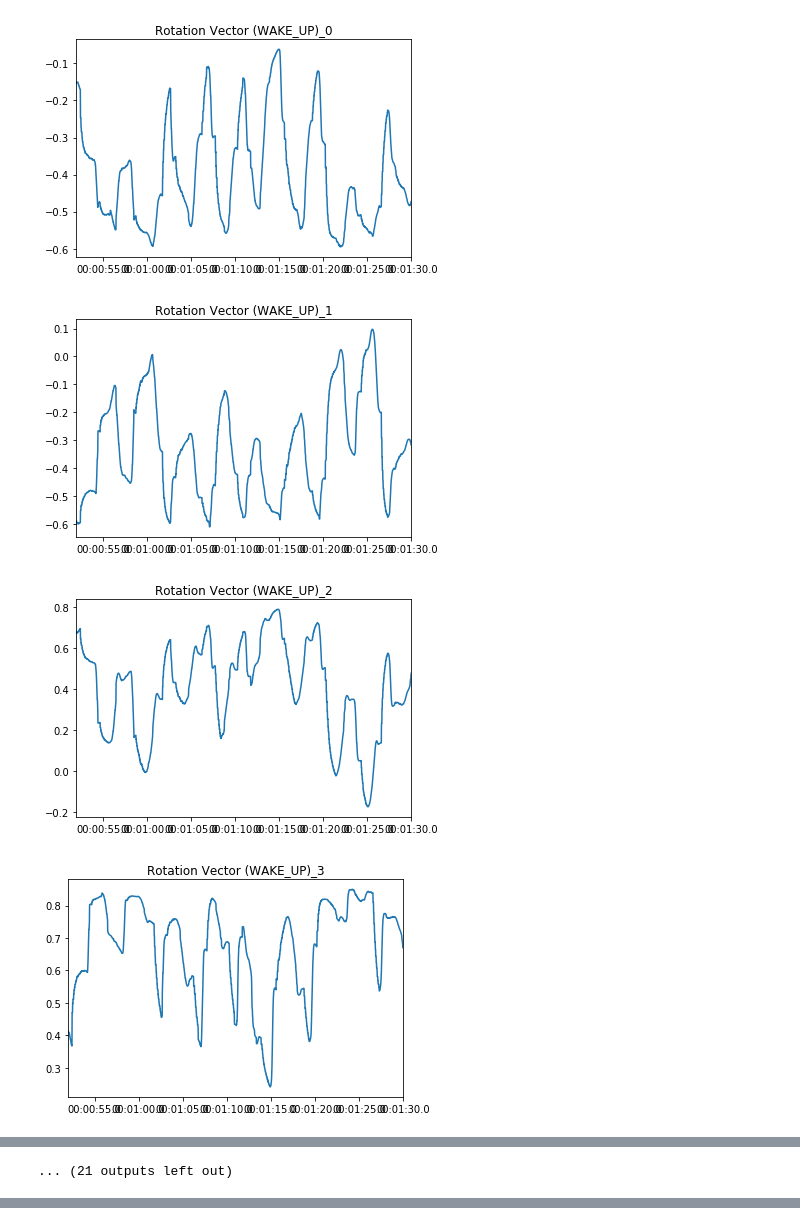
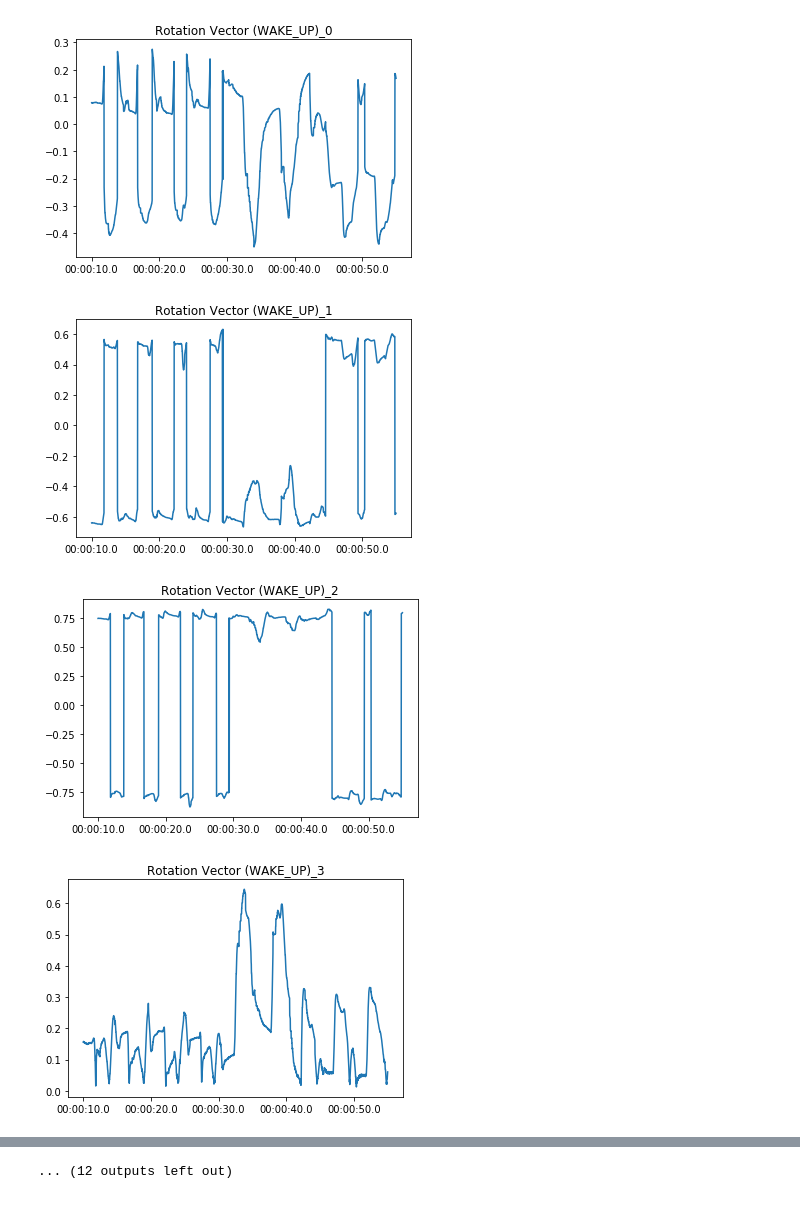
Before and after one commit to Alexsogge/wcs-cookbook, a Jupyter notebook: notebooks/process_data.ipynb, the cells around one changed output, grey strips where cells are left out. Saved outputs shown, nothing was run; the diff lists cells and outputs as text; code cells hidden in the pictures.

```diff
--- a/notebooks/process_data.ipynb
+++ b/notebooks/process_data.ipynb
@@ -18,7 +30,7 @@ def read_file(filename, lable=None):
     col_name_tpls = []
     for sensor_data, stream_object in datapairs:
         meta_dict = stream_object.metadata
-        print(meta_dict)
+        # print(meta_dict)
         name = meta_dict["NAME"]
         names.append(name)
         n_cols = len(sensor_data)
@@ -39,10 +51,13 @@ def trim_data(data_frame, start=0.0, end=None):
     return df
 
 def cut_data(data_frame, cuts):
-    df_cut_list = []
-    for cut in cuts:
+    df_cut_list = np.ndarray(shape=(len(cuts),) + cut_shape)
+    for i, cut in enumerate(cuts):
         df_i = data_frame[pd.Timedelta(10**9 * cut[0]):pd.Timedelta(10**9 * cut[1])]
-        df_cut_list.append(df_i)
+        start_chanel = 0
+        if not use_rotation_sensor:
+            start_chanel = 5
+        df_cut_list[i, : , :] = df_i.iloc[0: 100, start_chanel:8]
     return df_cut_list
 
 
@@ -56,7 +71,7 @@ def find_peaks(df, sensor, start=0.0, end=None, sel_method="right"):
     for i in df.index:
         value = df[sensor][i]
         if sel_method == "right":
-            cond = value > 7
+            cond = value > 8
         elif sel_method == "left":
             cond = value < -1
         if cond:
@@ -73,15 +88,10 @@ def find_peaks(df, sensor, start=0.0, end=None, sel_method="right"):
         cuts.append((t-1, t+1))
     return cuts
 
-def normalize_cuts(cuts, sensor):
-    normalized_cuts = np.matrix()
-    for cut in cuts:
-        cut = cut[sensor]
-        cut = cut.values.reshape(-1,1)
-        print(cut.shape)
-        normed_matrix = normalize(cut, axis=0, norm='l1')
-        normalized_cuts.append(normed_matrix, axis=0)
-    return np.mat(normalized_cuts)
+def normalize_cuts(cuts):
+    for i in range(len(cuts)):
+        cuts[i, : , :] = cuts[i]/normalize_vector
+    return cuts
 
 
 def plot_dataframe(df, col_name_tpls):
@@ -91,7 +101,12 @@ def plot_dataframe(df, col_name_tpls):
             fig.set_title(col_name)
             plt.show()
 
-def plot_cuts(cuts, sensor):
+def plot_cuts(cuts, sensor=None):
+    if sensor is None:
+        for cut in cuts:
+            plt.plot(cut)
+            plt.show()
+        return
     for cut in cuts:
         cut = cut[sensor]
         cut = cut.values.reshape(-1,1)
@@ -100,12 +115,12 @@ def plot_cuts(cuts, sensor):
         plt.plot(normed_matrix)
         plt.show()
 # %%
-df, col_name_tpls = read_file("swipe_right_10_new.mkv")
-trimed_df = trim_data(df, 52, 90)
+df, col_name_tpls = read_file("swipe_test_both.mkv")
+trimed_df = trim_data(df, 10, 55)
 plot_dataframe(trimed_df, col_name_tpls)
 peaks = find_peaks(trimed_df, "Cywee Accelerometer Sensor_2")
 print(len(peaks), ":", peaks)
-cuts = cut_data(trimed_df, peaks)
+cuts = normalize_cuts(cut_data(trimed_df, peaks))
 print("Found cuts:", len(cuts))
-plot_cuts(cuts, "Cywee Accelerometer Sensor_2")
+plot_cuts(cuts)
 # %% [output]
@@ -116,4 +127,4 @@ plot_cuts(cuts, "Cywee Accelerometer Sensor_2")
-[figure, old version]
+[figure, new version]
-[figure, old version]
+[figure, new version]
-[figure, old version]
+[figure, new version]
-[figure, old version]
+[figure, new version]
@@ -127 +137,0 @@ plot_cuts(cuts, "Cywee Accelerometer Sensor_2")
-... (21 outputs left out)
@@ -128 +139,2 @@ plot_cuts(cuts, "Cywee Accelerometer Sensor_2")
+... (12 outputs left out)
 # %%
```
Also changed, not shown: parts of 12 cells of this notebook, 1 other file.
